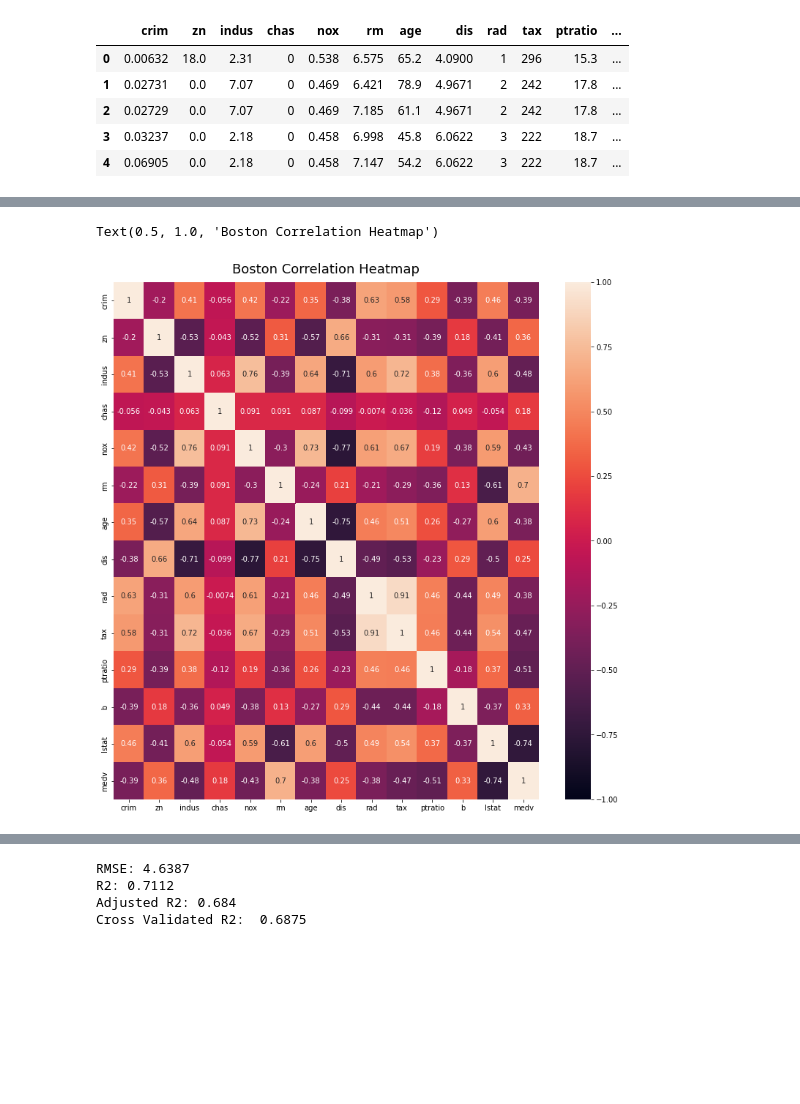
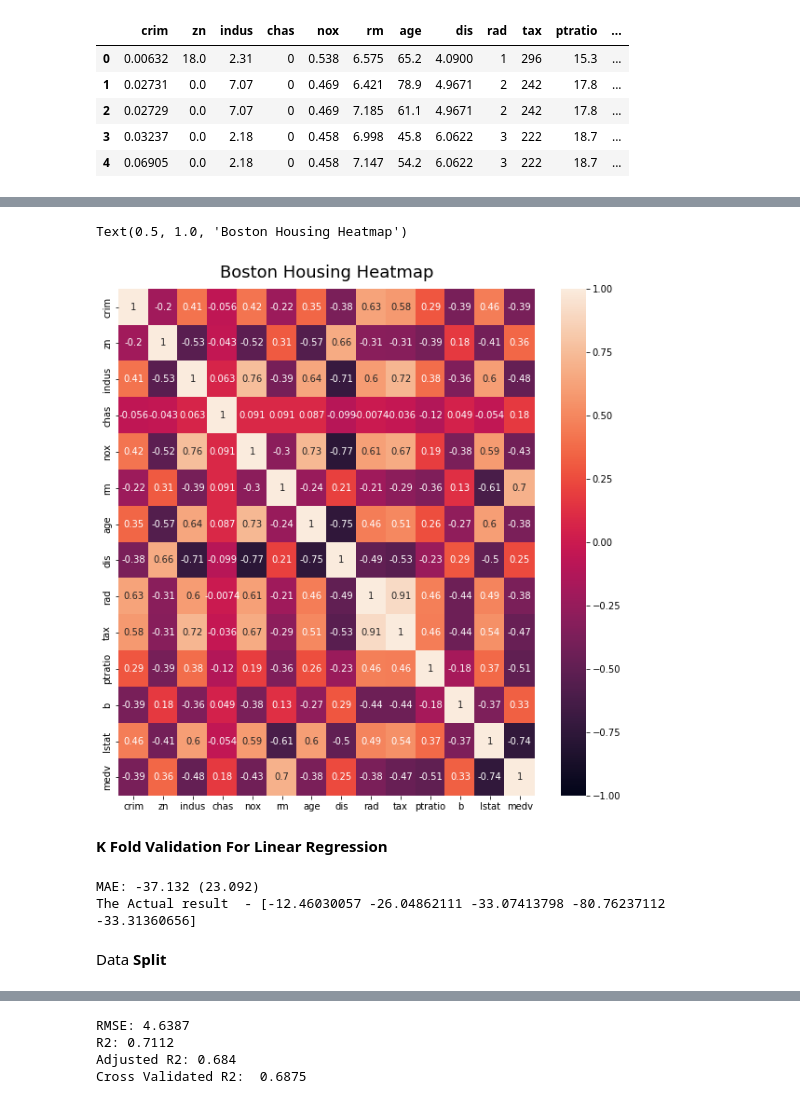
Before and after one commit to Eskerluminous/Boston_housing-Dataset, a Jupyter notebook: Linear_random.ipynb, the cells around one changed output, grey strips where cells are left out. Cells and saved outputs as stored; diff of their text form; code cells hidden in the pictures; blank space fills up the shorter version.

```diff
--- a/Linear_random.ipynb
+++ b/Linear_random.ipynb
@@ -57,16 +61,31 @@ plt.show()
 # %%
 
-plt.figure(figsize = (13, 13))
+plt.figure(figsize = (10, 10))
 heatmap = sns.heatmap(df.corr(), vmin = -1, vmax = 1, annot = True)
-heatmap.set_title('Boston Correlation Heatmap', fontdict = {'fontsize' : 18}, pad = 12)
+heatmap.set_title('Boston Housing Heatmap', fontdict = {'fontsize' : 18}, pad = 12)
 # %% [output]
-Text(0.5, 1.0, 'Boston Correlation Heatmap')
+Text(0.5, 1.0, 'Boston Housing Heatmap')
-[figure, old version]
+[figure, new version]
 # %%
 scaled_boston = df.copy()
+# %% [markdown]
+**K Fold Validation For Linear Regression**
+# %%
+from sklearn.model_selection import KFold
+kfold = KFold(n_splits=5)
+model = LinearRegression()
+scoring = 'neg_mean_squared_error'
+results = cross_val_score(model, X, y, cv=kfold, scoring=scoring)
+print("MAE: %.3f (%.3f) " % (results.mean(), results.std()))
+print("The Actual result  - {}". format(results))
+# %% [output]
+MAE: -37.132 (23.092)
+The Actual result  - [-12.46030057 -26.04862111 -33.07413798 -80.76237112 -33.31360656]
 # %%
 X = scaled_boston.iloc[:, :-1].values
 y = scaled_boston.iloc[:, -1].values
+# %% [markdown]
+Data **Split**
 # %%
 from sklearn.model_selection import train_test_split
 X_train, X_test, y_train, y_test = train_test_split(X, y, test_size = 0.3, random_state = 42)
```
Also changed, not shown: parts of 9 cells of this notebook.
